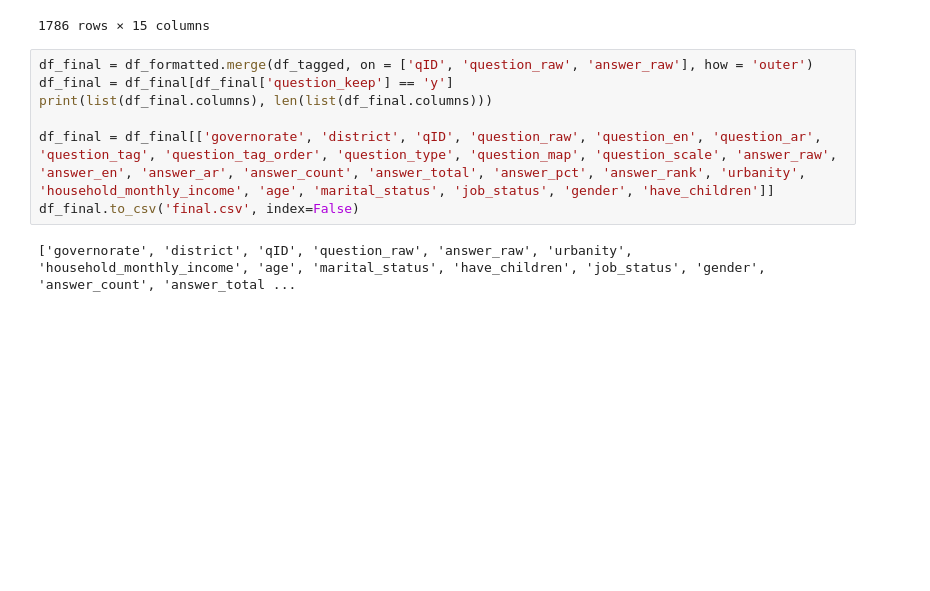
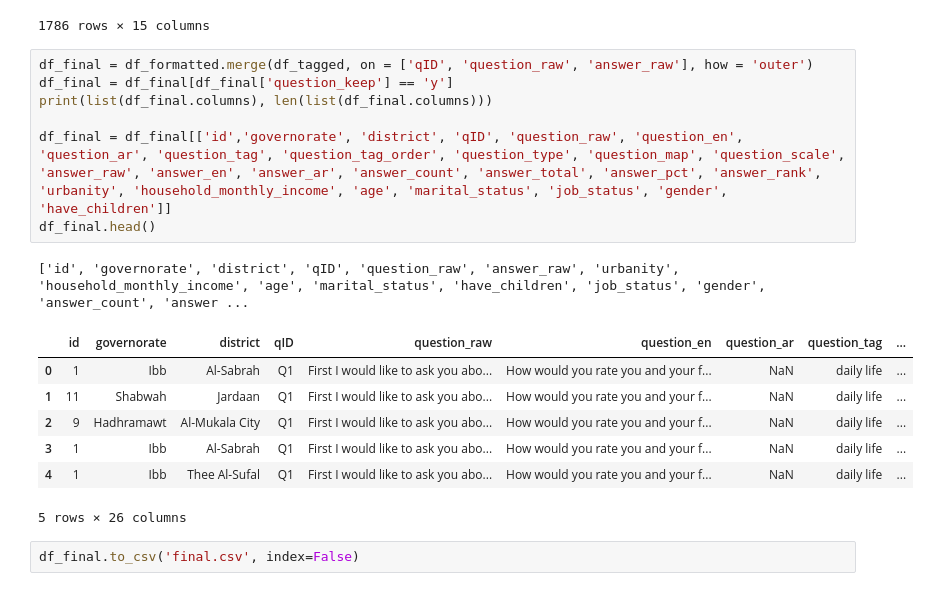
Before and after one commit to cmcenaney/ypc-data, a Jupyter notebook: 1_initial.ipynb, the cells around one changed output. Cells and saved outputs as stored; diff of their text form; blank space fills up the shorter version.

```diff
--- a/1_initial.ipynb
+++ b/1_initial.ipynb
@@ -147,9 +172,18 @@ df_tagged
 # %%
 df_final = df_formatted.merge(df_tagged, on = ['qID', 'question_raw', 'answer_raw'], how = 'outer')
 df_final = df_final[df_final['question_keep'] == 'y']
 print(list(df_final.columns), len(list(df_final.columns)))
 
-df_final = df_final[['governorate', 'district', 'qID', 'question_raw', 'question_en', 'question_ar', 'question_tag', 'question_tag_order', 'question_type', 'question_map', 'question_scale', 'answer_raw', 'answer_en', 'answer_ar', 'answer_count', 'answer_total', 'answer_pct', 'answer_rank', 'urbanity', 'household_monthly_income', 'age', 'marital_status', 'job_status', 'gender', 'have_children']]
-df_final.to_csv('final.csv', index=False)
+df_final = df_final[['id','governorate', 'district', 'qID', 'question_raw', 'question_en', 'question_ar', 'question_tag', 'question_tag_order', 'question_type', 'question_map', 'question_scale', 'answer_raw', 'answer_en', 'answer_ar', 'answer_count', 'answer_total', 'answer_pct', 'answer_rank', 'urbanity', 'household_monthly_income', 'age', 'marital_status', 'job_status', 'gender', 'have_children']]
+df_final.head()
 # %% [output]
-['governorate', 'district', 'qID', 'question_raw', 'answer_raw', 'urbanity', 'household_monthly_income', 'age', 'marital_status', 'have_children', 'job_status', 'gender', 'answer_count', 'answer_total ...
+['id', 'governorate', 'district', 'qID', 'question_raw', 'answer_raw', 'urbanity', 'household_monthly_income', 'age', 'marital_status', 'have_children', 'job_status', 'gender', 'answer_count', 'answer ...
+|  | id | governorate | district | qID | question_raw | question_en | question_ar | question_tag | ... |
+| 0 | 1 | Ibb | Al-Sabrah | Q1 | First I would like to ask you abo... | How would you rate you and your f... | NaN | daily life | ... |
+| 1 | 11 | Shabwah | Jardaan | Q1 | First I would like to ask you abo... | How would you rate you and your f... | NaN | daily life | ... |
+| 2 | 9 | Hadhramawt | Al-Mukala City | Q1 | First I would like to ask you abo... | How would you rate you and your f... | NaN | daily life | ... |
+| 3 | 1 | Ibb | Al-Sabrah | Q1 | First I would like to ask you abo... | How would you rate you and your f... | NaN | daily life | ... |
+| 4 | 1 | Ibb | Thee Al-Sufal | Q1 | First I would like to ask you abo... | How would you rate you and your f... | NaN | daily life | ... |
+5 rows × 26 columns
+# %%
+df_final.to_csv('final.csv', index=False)
```
Also changed, not shown: parts of 3 cells of this notebook, 3 other files.
